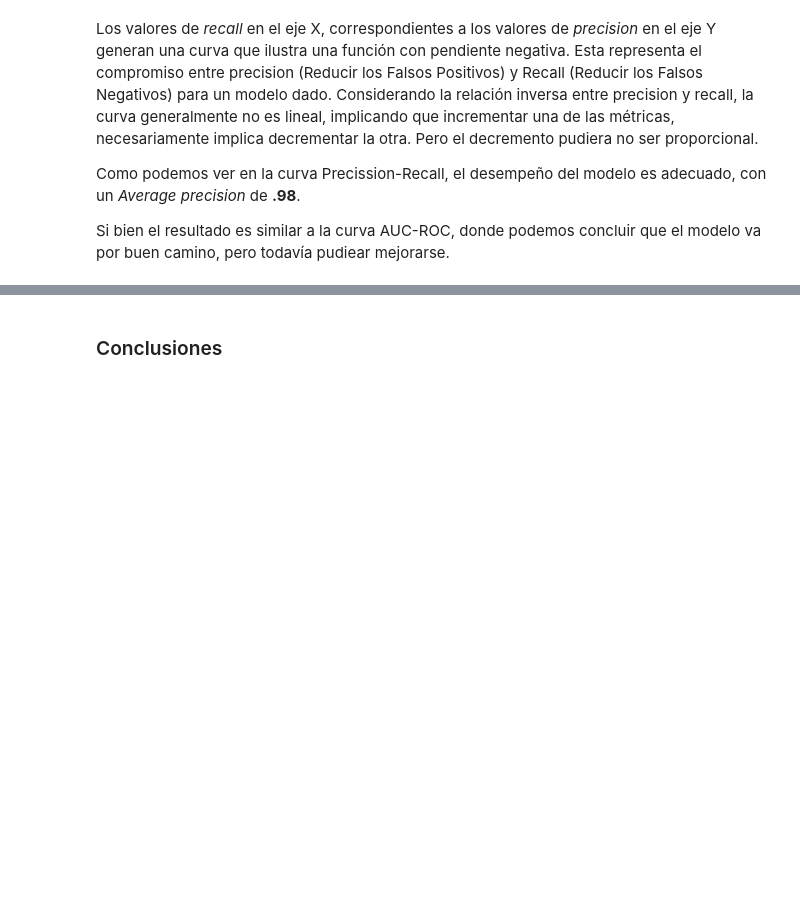
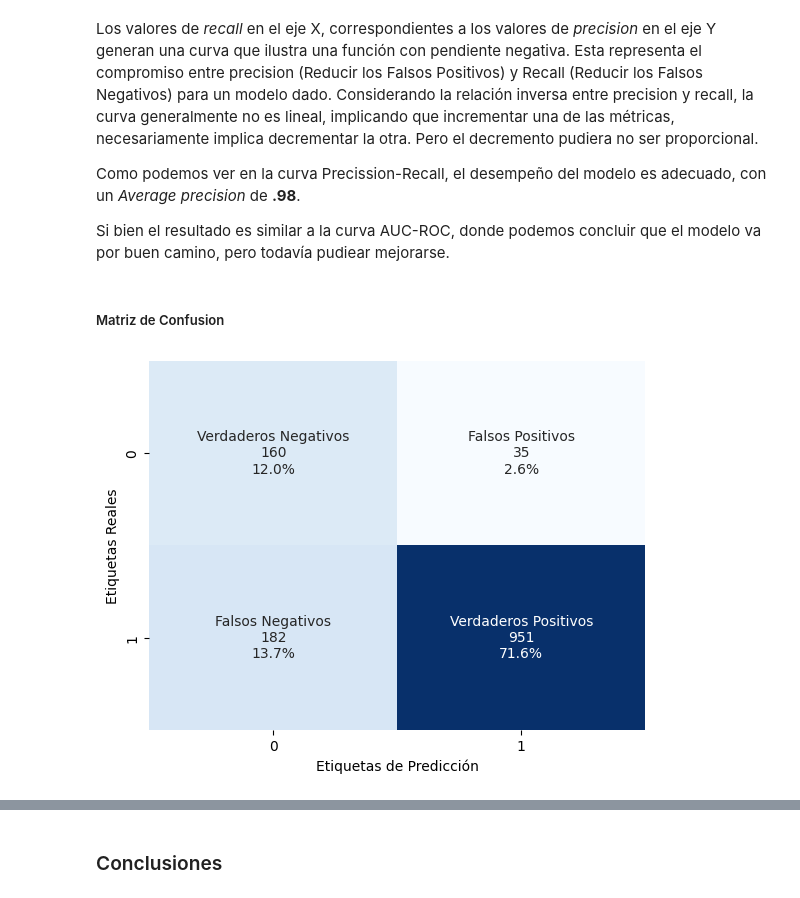
Before and after one commit to irvingomez/MNAProyectoIntegrador, a Jupyter notebook: Avance5.Equipo45.ipynb, the cells around one changed output, grey strips where cells are left out. Cells and saved outputs as stored; diff of their text form; code cells hidden in the pictures; blank space fills up the shorter version.

```diff
--- a/Avance5.Equipo45.ipynb
+++ b/Avance5.Equipo45.ipynb
@@ -1419,3 +1467,14 @@ Los valores de *recall* en el eje X, correspondientes a los valores de *precisio
 Como podemos ver en la curva Precission-Recall, el desempeño del modelo es adecuado, con un *Average precision* de **.98**.
 
 Si bien el resultado es similar a la curva AUC-ROC, donde podemos concluir que el modelo va por buen camino, pero todavía pudiear mejorarse.
+# %% [markdown]
+##### Matriz de Confusion
+# %%
+labels = [f"{v1}\n{v2}\n{v3}" for v1, v2, v3 in zip(txt,frecuencia,porcentaje)]
+labels = np.asarray(labels).reshape(2,2)
+
+ax = sns.heatmap(cm, annot=labels, fmt='', cmap='Blues', cbar=False)
+ax.set(ylabel="Etiquetas Reales", xlabel="Etiquetas de Predicción")
+plt.show()
+# %% [output]
+[figure, added]
```
Also changed, not shown: parts of 17 cells of this notebook.
